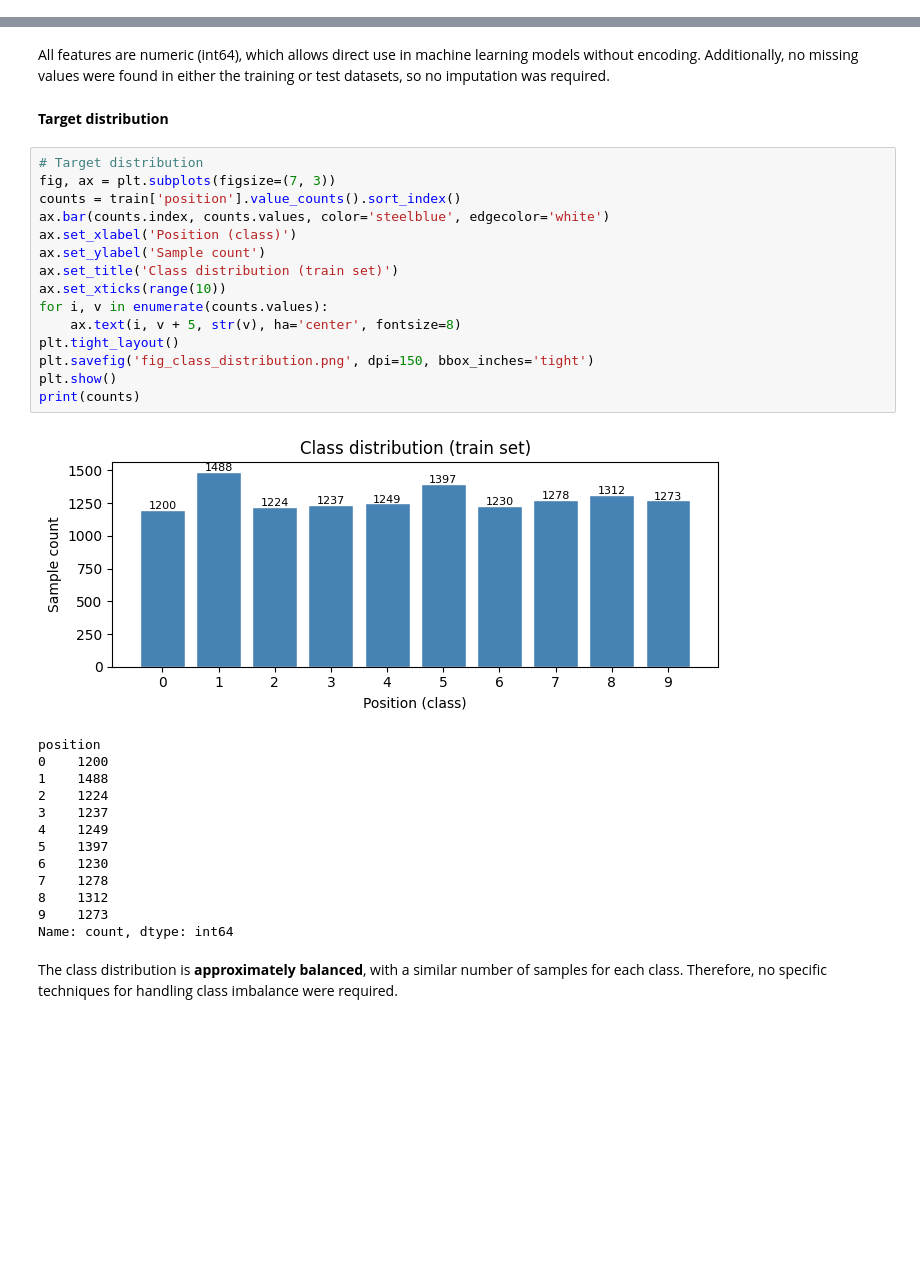
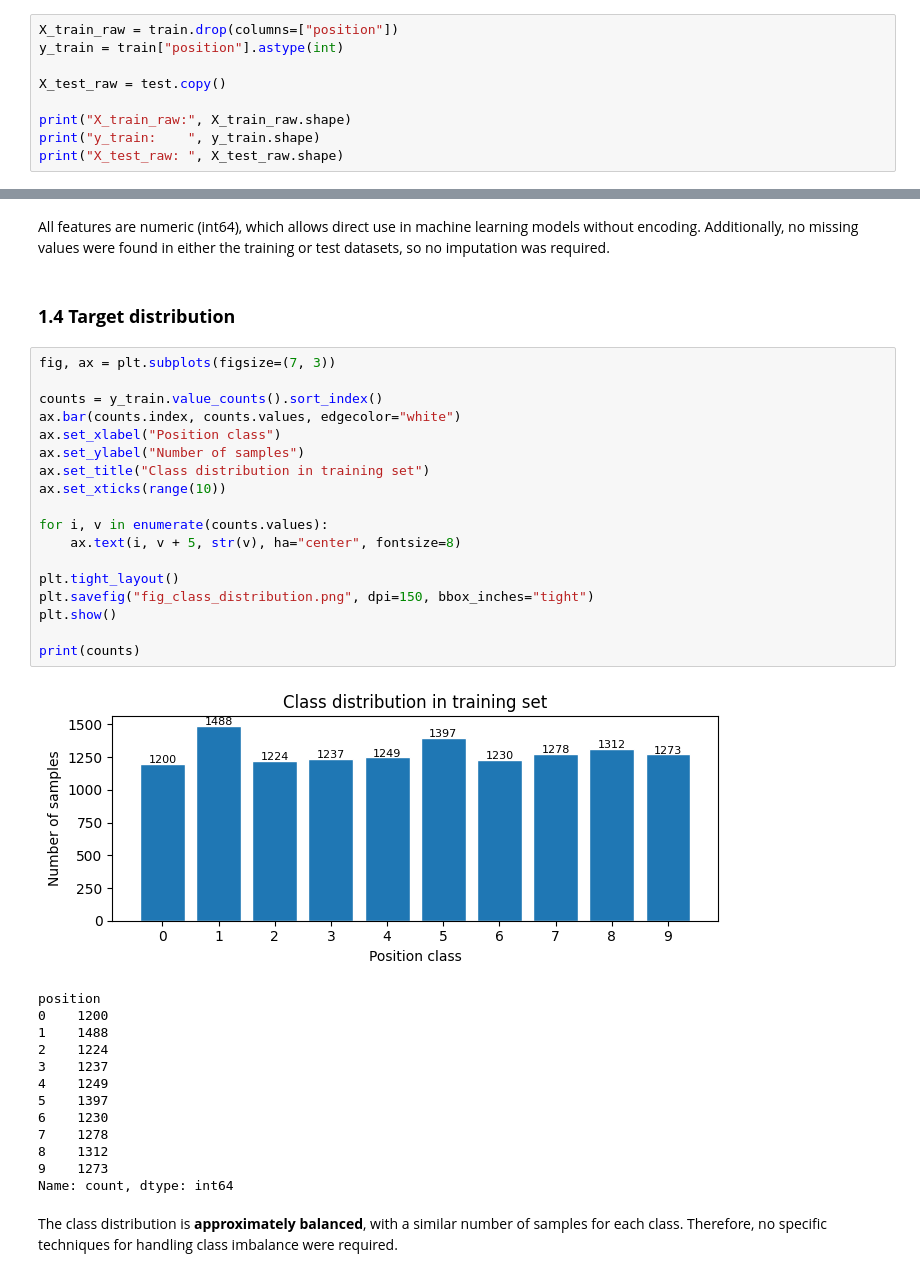
Before and after one commit to martasayol/projecteaa1, a Jupyter notebook: ProjecteAA1.ipynb, the cells around one changed output, grey strips where cells are left out. Saved outputs shown, nothing was run; the diff lists cells and outputs as text; blank space fills up the shorter version.

```diff
--- a/ProjecteAA1.ipynb
+++ b/ProjecteAA1.ipynb
@@ -67,0 +65,9 @@ X1 = train.drop(columns=["position"])
+# %%
+X_train_raw = train.drop(columns=["position"])
+y_train = train["position"].astype(int)
+
+X_test_raw = test.copy()
+
+print("X_train_raw:", X_train_raw.shape)
+print("y_train:    ", y_train.shape)
+print("X_test_raw: ", X_test_raw.shape)
@@ -99,24 +97,27 @@ Test  NaN: 0
 # %% [markdown]
 All features are numeric (int64), which allows direct use in machine learning models without encoding. Additionally, no missing values were found in either the training or test datasets, so no imputation was required.
 # %% [markdown]
-**Target distribution**
+### **1.4 Target distribution**
 # %%
-# Target distribution
 fig, ax = plt.subplots(figsize=(7, 3))
-counts = train['position'].value_counts().sort_index()
-ax.bar(counts.index, counts.values, color='steelblue', edgecolor='white')
-ax.set_xlabel('Position (class)')
-ax.set_ylabel('Sample count')
-ax.set_title('Class distribution (train set)')
+
+counts = y_train.value_counts().sort_index()
+ax.bar(counts.index, counts.values, edgecolor="white")
+ax.set_xlabel("Position class")
+ax.set_ylabel("Number of samples")
+ax.set_title("Class distribution in training set")
 ax.set_xticks(range(10))
+
 for i, v in enumerate(counts.values):
-    ax.text(i, v + 5, str(v), ha='center', fontsize=8)
+    ax.text(i, v + 5, str(v), ha="center", fontsize=8)
+
 plt.tight_layout()
-plt.savefig('fig_class_distribution.png', dpi=150, bbox_inches='tight')
+plt.savefig("fig_class_distribution.png", dpi=150, bbox_inches="tight")
 plt.show()
+
 print(counts)
 # %% [output]
-[figure, old version]
+[figure, new version]
 position
 0    1200
 1    1488
```
Also changed, not shown: parts of 91 cells of this notebook, 3 other files.
